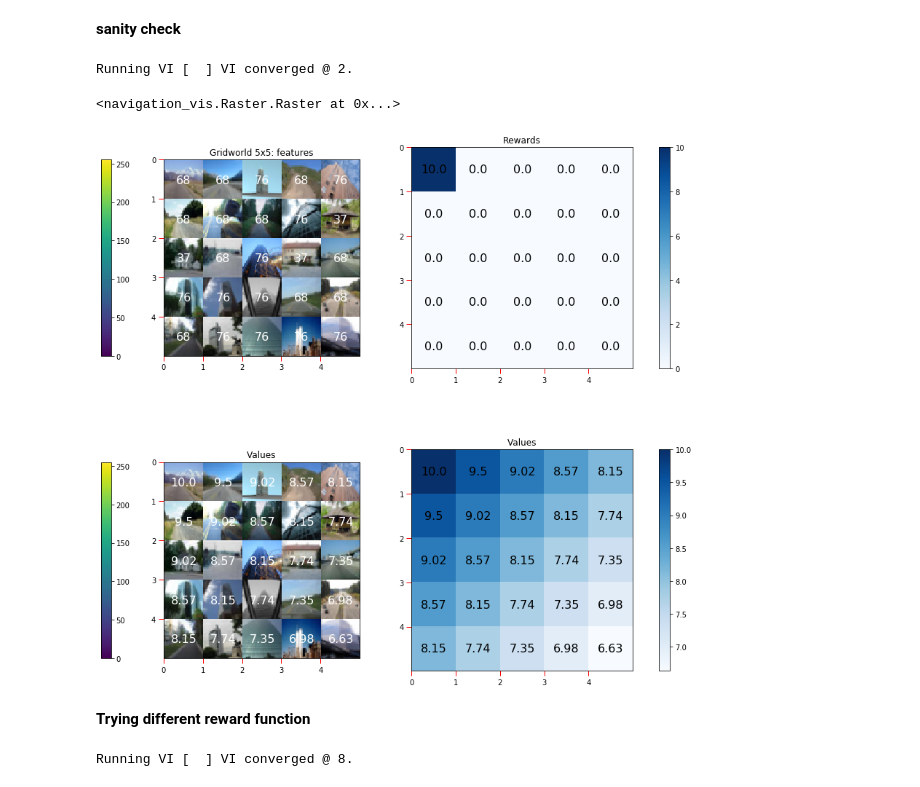
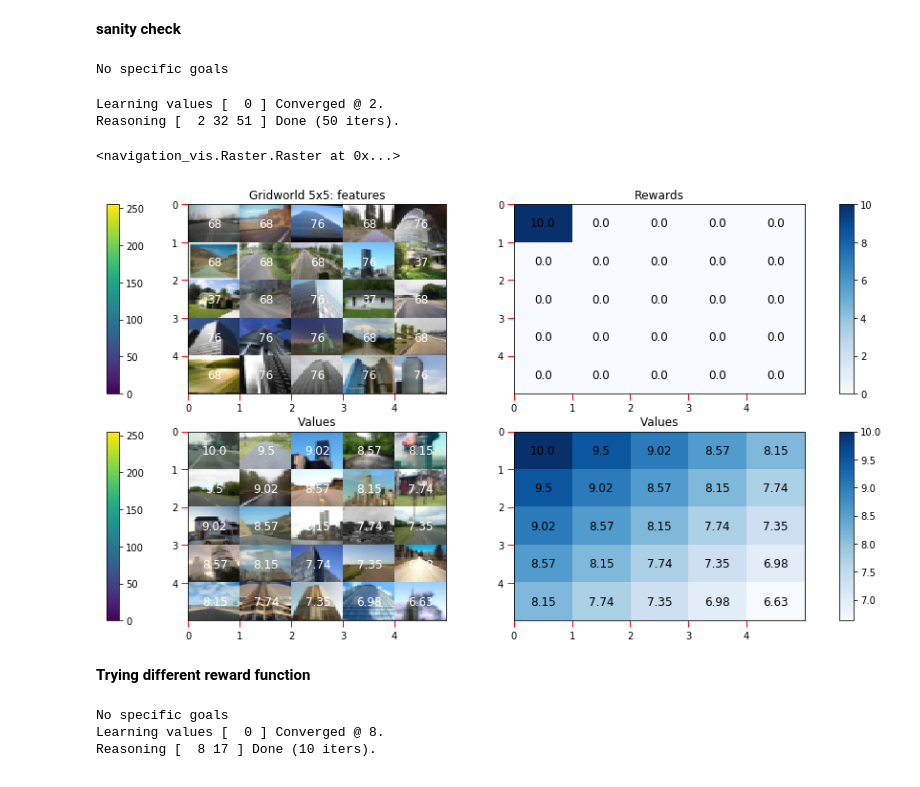
Before and after one commit to yrevar/InverseRL, a Jupyter notebook: gridworld_5x5.ipynb, the cells around one changed output. Drawn from its saved outputs; the diff is of its cells as text; code cells hidden in the pictures.

```diff
--- a/gridworld_5x5.ipynb
+++ b/gridworld_5x5.ipynb
@@ -49,9 +49,9 @@ goal = (0,0)
 S.sample_and_attach_classes([37, 76, 68], [0.2, 0.3, 0.5])
 S.override_classes_by_loc([goal], [68])
 # Attach features
-S.attach_features(NvMDP.features.FeatureClassImageSampler(S, lambda x: sample_image(X, y, x)))
+S.attach_feature_spec(NvMDP.features.FeatureClassImageSampler(lambda x: sample_image(X, y, x)))
 # Attach rewards
-S.attach_rewards(NvMDP.reward.RewardStateScalar(S, loc_to_reward_dict={goal: 10}, class_id_to_reward_dict={
+S.attach_reward_spec(NvMDP.reward.RewardStateScalar(loc_to_reward_dict={goal: 10}, class_id_to_reward_dict={
     37: 0, 76: 0, 68: 0}, default=0))
 R = S.rewards()
 # Specify dynamics
@@ -61,24 +61,27 @@ S.set_terminal_status_by_loc([goal])
 # Value Iteration
 VI = Plan.ValueIteration(S, R, T, verbose=True)
 # VI.q_value_list(S[23], False)
+# %% [output]
+No specific goals
 # %%
-log_Pi, V, Q, iterno = VI.run(100, Policy.Greedy, verbose=True, debug=False, eps=1e-6)
-values = V.detach().numpy().round(2)
+VI.run(100, Policy.Greedy, reasoning_iters=50, verbose=True, debug=False, eps=1e-6)
+values = VI.V.detach().numpy().round(2)
 # %% [output]
-Running VI [  ] VI converged @ 2.
+Learning values [  0 ] Converged @ 2.
+Reasoning [  2 32 51 ] Done (50 iters).
 # %%
-plt.figure(figsize=(14,14))
+plt.figure(figsize=(14,8))
 plt.subplot(2,2,1)
 NvPlotter(S, R).plot_features(ann_col="white", title="Gridworld 5x5: features").colorbar(where="left", pad=1.)
 plt.subplot(2,2,2)
 NvPlotter(S, R).plot_rewards(cmap=cm.Blues, title="Rewards").colorbar(where="right", pad=0.5)
 plt.subplot(2,2,3)
 NvPlotter(S, R).plot_features(ann_col="white", ann=values, title="Values").colorbar(where="left", pad=1.)
 plt.subplot(2,2,4)
 NvPlotter(S, R).plot_array(values, cmap=cm.Blues, title="Values").colorbar(where="right", pad=0.5)
 # %% [output]
 <navigation_vis.Raster.Raster at 0x...>
-[figure, old version]
+[figure, new version]
 # %% [markdown]
 **Trying different reward function**
 # %%
@@ -103,8 +106,10 @@ S.attach_rewards(NvMDP.reward.RewardStateScalar(S, loc_to_reward_dict={goal: 0},
 R = S.rewards()
 # %%
 VI = Plan.ValueIteration(S, R, T, verbose=True)
-log_Pi, V, Q, iterno = VI.run(100, Policy.Greedy, verbose=True, debug=False, eps=1e-6)
-values = V.detach().numpy().round(2)
+VI.run(100, Policy.Greedy, verbose=True, debug=False, eps=1e-6)
+values = VI.V.detach().numpy().round(2)
 # %% [output]
-Running VI [  ] VI converged @ 8.
+No specific goals
+Learning values [  0 ] Converged @ 8.
+Reasoning [  8 17 ] Done (10 iters).
 # %%
```
Also changed, not shown: parts of 5 cells of this notebook, 9 other files.
